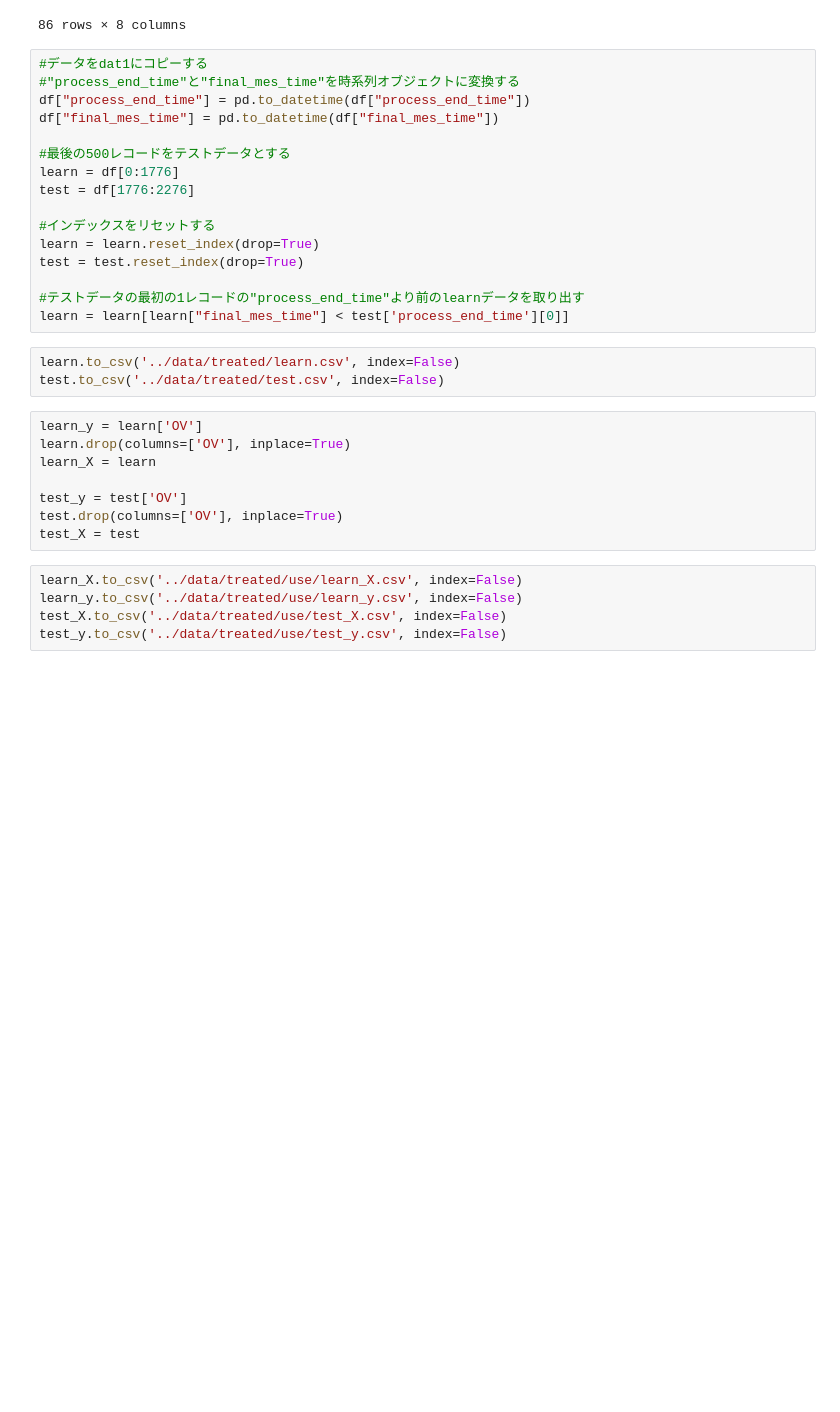
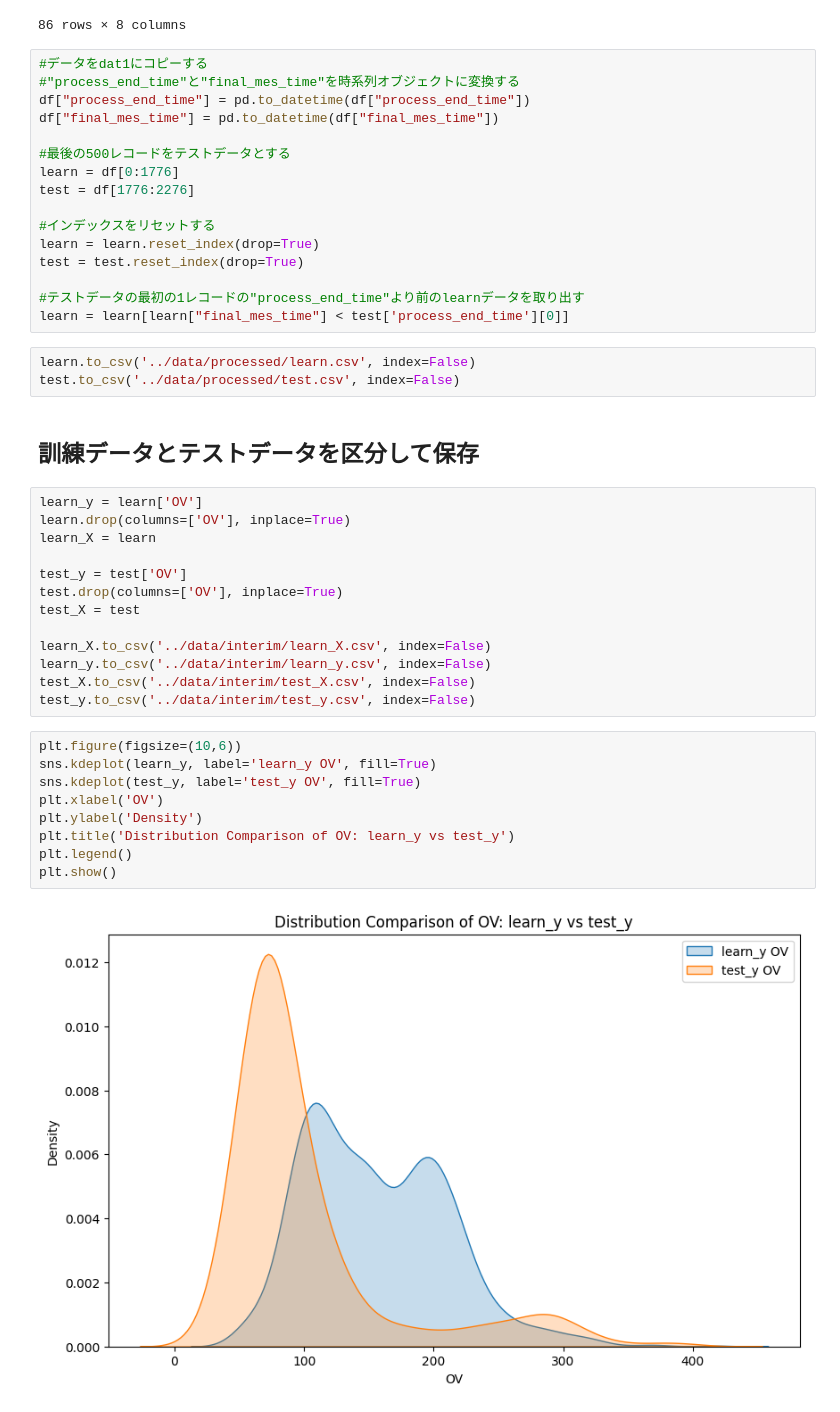
Before and after one commit to yut0takagi/ass-production-management2, a Jupyter notebook: notebook/0-data-view.ipynb, the cells around one changed output. Cells and saved outputs as stored; diff of their text form; blank space fills up the shorter version.

```diff
--- a/notebook/0-data-view.ipynb
+++ b/notebook/0-data-view.ipynb
@@ -73,8 +97,10 @@ test = test.reset_index(drop=True)
 #テストデータの最初の1レコードの"process_end_time"より前のlearnデータを取り出す
 learn = learn[learn["final_mes_time"] < test['process_end_time'][0]]
 # %%
-learn.to_csv('../data/treated/learn.csv', index=False)
-test.to_csv('../data/treated/test.csv', index=False)
+learn.to_csv('../data/processed/learn.csv', index=False)
+test.to_csv('../data/processed/test.csv', index=False)
+# %% [markdown]
+## 訓練データとテストデータを区分して保存
 # %%
 learn_y = learn['OV']
 learn.drop(columns=['OV'], inplace=True)
@@ -83,8 +109,19 @@ learn_X = learn
 test_y = test['OV']
 test.drop(columns=['OV'], inplace=True)
 test_X = test
+
+learn_X.to_csv('../data/interim/learn_X.csv', index=False)
+learn_y.to_csv('../data/interim/learn_y.csv', index=False)
+test_X.to_csv('../data/interim/test_X.csv', index=False)
+test_y.to_csv('../data/interim/test_y.csv', index=False)
-# %%
-learn_X.to_csv('../data/treated/use/learn_X.csv', index=False)
-learn_y.to_csv('../data/treated/use/learn_y.csv', index=False)
-test_X.to_csv('../data/treated/use/test_X.csv', index=False)
-test_y.to_csv('../data/treated/use/test_y.csv', index=False)
+# %%
+plt.figure(figsize=(10,6))
+sns.kdeplot(learn_y, label='learn_y OV', fill=True)
+sns.kdeplot(test_y, label='test_y OV', fill=True)
+plt.xlabel('OV')
+plt.ylabel('Density')
+plt.title('Distribution Comparison of OV: learn_y vs test_y')
+plt.legend()
+plt.show()
+# %% [output]
+[figure, added]
```
Also changed, not shown: parts of 12 cells of this notebook, 20 other files.
